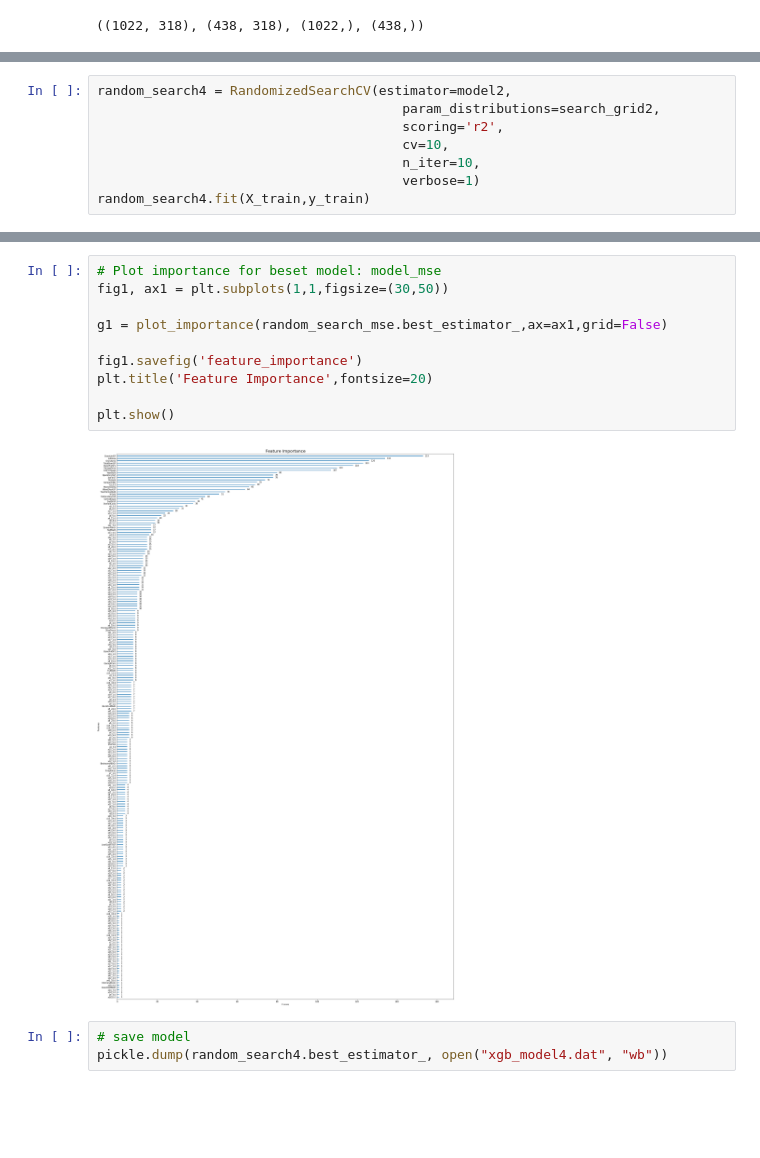
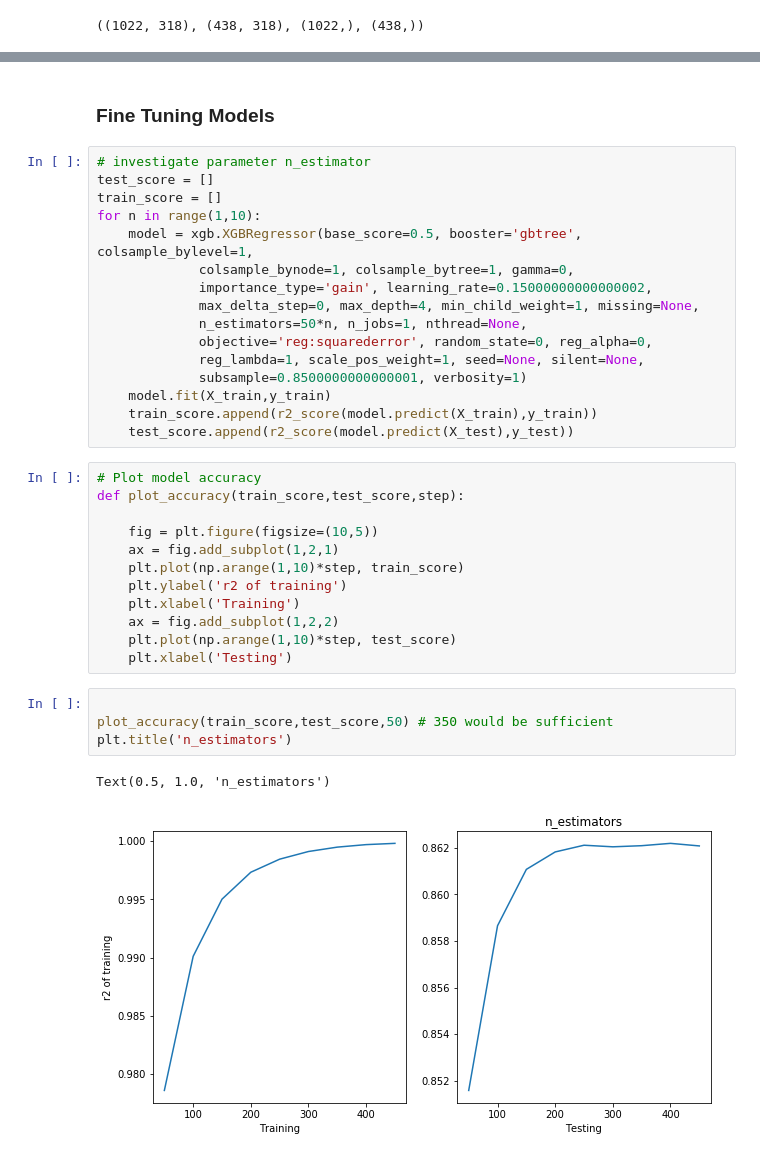
Before and after one commit to Shunling/CapstoneProjects, a Jupyter notebook: HousePriceRegression/Shirley_HousePriceRegression_ML_Xgboost_Fine_tuning.ipynb, the cells around one changed output, grey strips where cells are left out. Drawn from its saved outputs; the diff is of its cells as text; blank space fills up the shorter version.

```diff
--- a/HousePriceRegression/Shirley_HousePriceRegression_ML_Xgboost_Fine_tuning.ipynb
+++ b/HousePriceRegression/Shirley_HousePriceRegression_ML_Xgboost_Fine_tuning.ipynb
@@ -171,8 +32,0 @@ pickle.dump(random_search3.best_estimator_, open("xgb_model3.dat", "wb"))
-# %%
-random_search4 = RandomizedSearchCV(estimator=model2,
-                                       param_distributions=search_grid2,
-                                       scoring='r2',
-                                       cv=10,
-                                       n_iter=10,
-                                       verbose=1)
-random_search4.fit(X_train,y_train)
@@ -229,15 +33,37 @@ r2:0.8258044751375337
-# %%
-# Plot importance for beset model: model_mse
-fig1, ax1 = plt.subplots(1,1,figsize=(30,50))
-
-g1 = plot_importance(random_search_mse.best_estimator_,ax=ax1,grid=False)
-
-fig1.savefig('feature_importance')
-plt.title('Feature Importance',fontsize=20)
-
-plt.show()
-# %% [output]
-[figure, removed]
-# %%
-# save model
-pickle.dump(random_search4.best_estimator_, open("xgb_model4.dat", "wb"))
+# %% [markdown]
+### Fine Tuning Models
+# %%
+# investigate parameter n_estimator
+test_score = []
+train_score = []
+for n in range(1,10):
+    model = xgb.XGBRegressor(base_score=0.5, booster='gbtree', colsample_bylevel=1,
+             colsample_bynode=1, colsample_bytree=1, gamma=0,
+             importance_type='gain', learning_rate=0.15000000000000002,
+             max_delta_step=0, max_depth=4, min_child_weight=1, missing=None,
+             n_estimators=50*n, n_jobs=1, nthread=None,
+             objective='reg:squarederror', random_state=0, reg_alpha=0,
+             reg_lambda=1, scale_pos_weight=1, seed=None, silent=None,
+             subsample=0.8500000000000001, verbosity=1)
+    model.fit(X_train,y_train)
+    train_score.append(r2_score(model.predict(X_train),y_train))
+    test_score.append(r2_score(model.predict(X_test),y_test))
+# %%
+# Plot model accuracy
+def plot_accuracy(train_score,test_score,step):
+
+    fig = plt.figure(figsize=(10,5))
+    ax = fig.add_subplot(1,2,1)
+    plt.plot(np.arange(1,10)*step, train_score)
+    plt.ylabel('r2 of training')
+    plt.xlabel('Training')
+    ax = fig.add_subplot(1,2,2)
+    plt.plot(np.arange(1,10)*step, test_score)
+    plt.xlabel('Testing')
+# %%
+
+plot_accuracy(train_score,test_score,50) # 350 would be sufficient
+plt.title('n_estimators')
+# %% [output]
+Text(0.5, 1.0, 'n_estimators')
+[figure, added]
```
Also changed, not shown: parts of 35 cells of this notebook.
